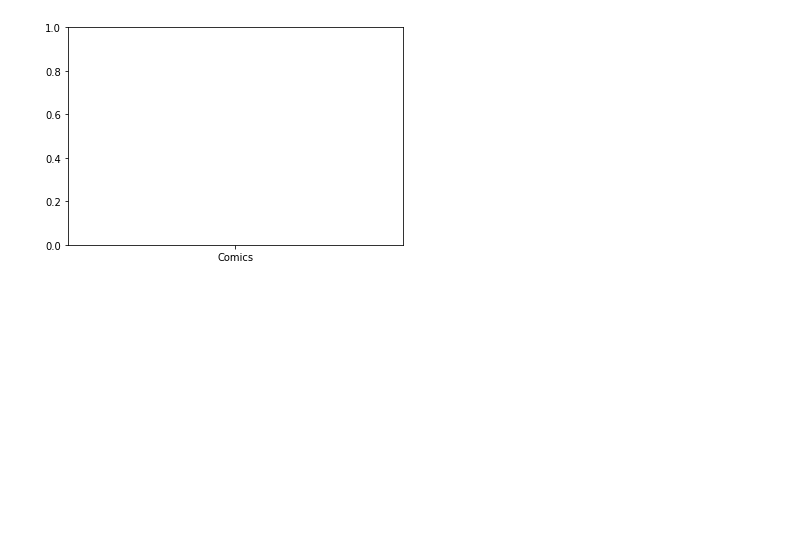
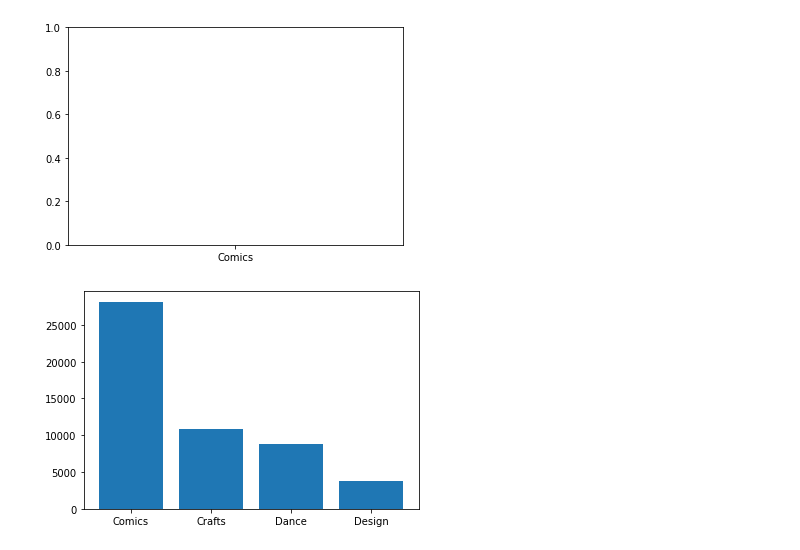
Before and after one commit to paulaked/data25-visualisations, a Jupyter notebook: Startups Data.ipynb, the cells around one changed output. Drawn from its saved outputs; the diff is of its cells as text; code cells hidden in the pictures; blank space fills up the shorter version.

Commit message:
bar chart improved

```diff
--- a/Startups Data.ipynb
+++ b/Startups Data.ipynb
@@ -326,3 +326,10 @@ plt.show()
 # %% [output]
 ValueError: shape mismatch: objects cannot be broadcast to a single shape
 [figure]
+# %%
+y3 = np.array([28152, 10819, 8809, 3768])
+x3 = np.array(['Comics', 'Crafts', 'Dance', 'Design'])
+plt.bar(x3, y3)
+plt.show()
+# %% [output]
+[figure, added]
```
Also changed, not shown: parts of 1 cell of this notebook.
